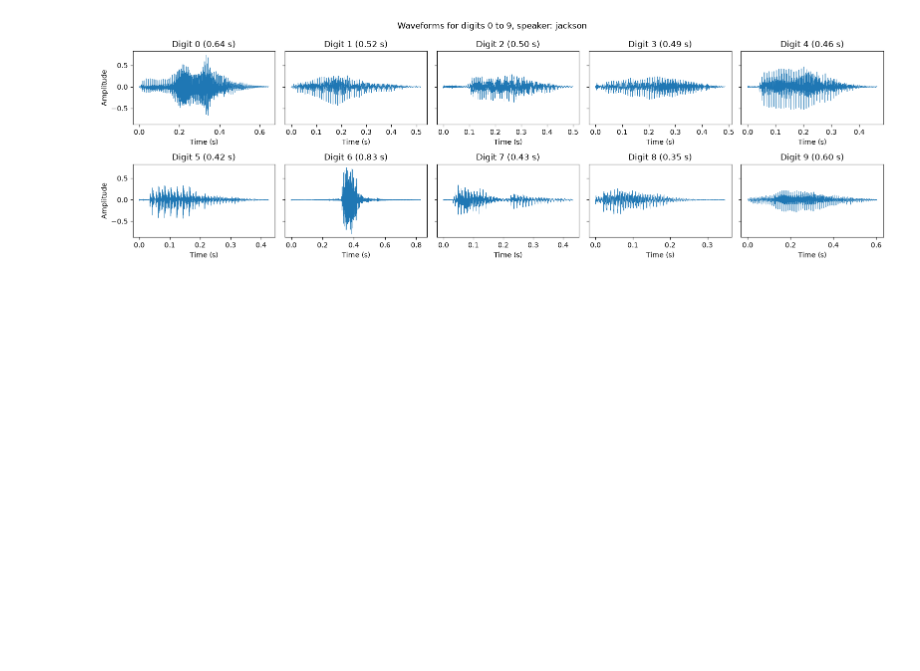
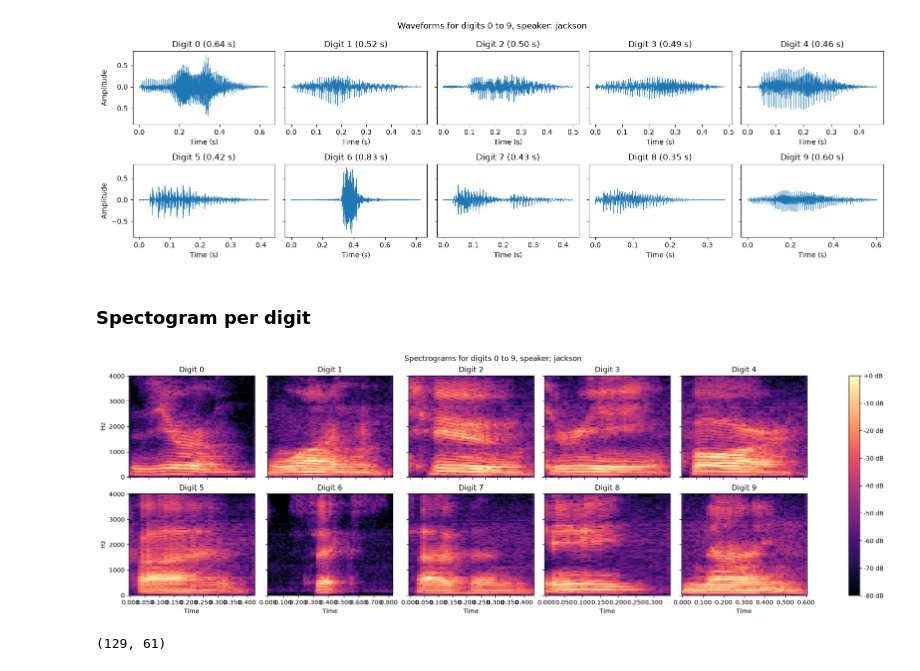
Before and after one commit to imgabrielas/Grey_Matter_Multiplication, a Jupyter notebook: Spoken Digit Recognition/Spoken_Digit_Recognition.ipynb, the cells around one changed output. Cells and saved outputs as stored; diff of their text form; code cells hidden in the pictures; blank space fills up the shorter version.

Commit message:
spectogram

```diff
--- a/Spoken Digit Recognition/Spoken_Digit_Recognition.ipynb
+++ b/Spoken Digit Recognition/Spoken_Digit_Recognition.ipynb
@@ -208,3 +208,31 @@ plt.tight_layout()
 plt.show()
 # %% [output]
 [figure]
+# %% [markdown]
+### Spectogram per digit
+# %%
+speaker = "jackson"
+n_fft, hop_length = 256, 80
+
+fig, axes = plt.subplots(2, 5, figsize=(18, 6), sharey=True, constrained_layout=True)
+
+for digit, ax in zip(range(10), axes.flat):
+    path = df.loc[(df["speaker"] == speaker) & (df["digit"] == digit), "path"].iloc[0]
+    y, sr = librosa.load(path, sr=None)
+
+    D = librosa.stft(y, n_fft=n_fft, hop_length=hop_length)   # complex, shape (n_fft/2 + 1, n_frames)
+    S_db = librosa.amplitude_to_db(np.abs(D), ref=np.max)     # magnitude in dB, max = 0 dB
+
+    img = librosa.display.specshow(S_db, sr=sr, hop_length=hop_length,
+                                   x_axis="time", y_axis="hz", ax=ax, vmin=-80, vmax=0)
+    ax.set_title(f"Digit {digit}")
+    ax.label_outer()
+
+fig.colorbar(img, ax=axes, format="%+2.0f dB")
+fig.suptitle(f"Spectrograms for digits 0 to 9, speaker: {speaker}")
+plt.show()
+
+print(D.shape)   # check: 129 frequency bins = n_fft/2 + 1
+# %% [output]
+[figure, added]
+(129, 61)
```
